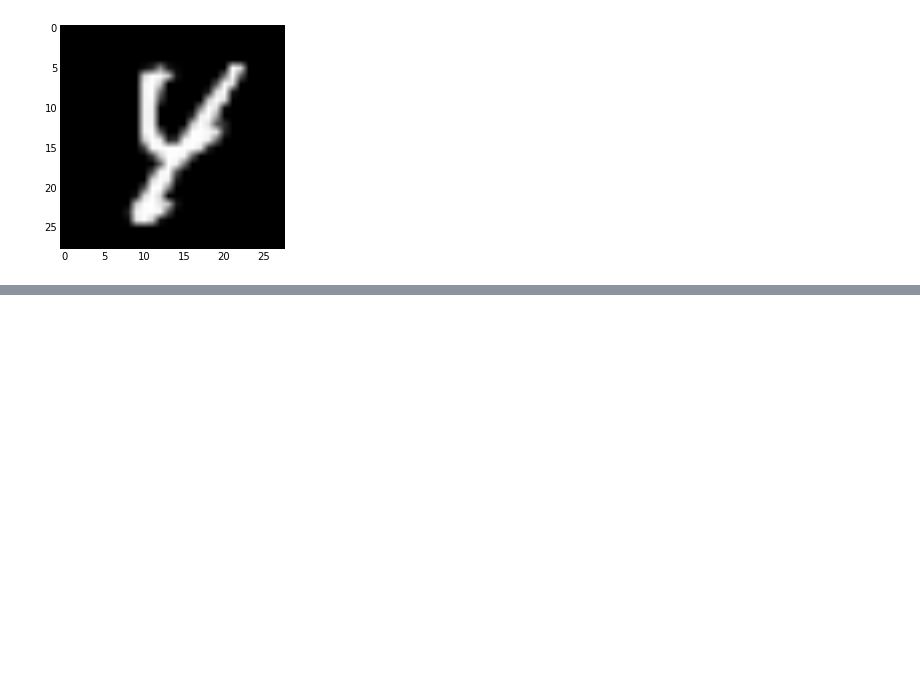
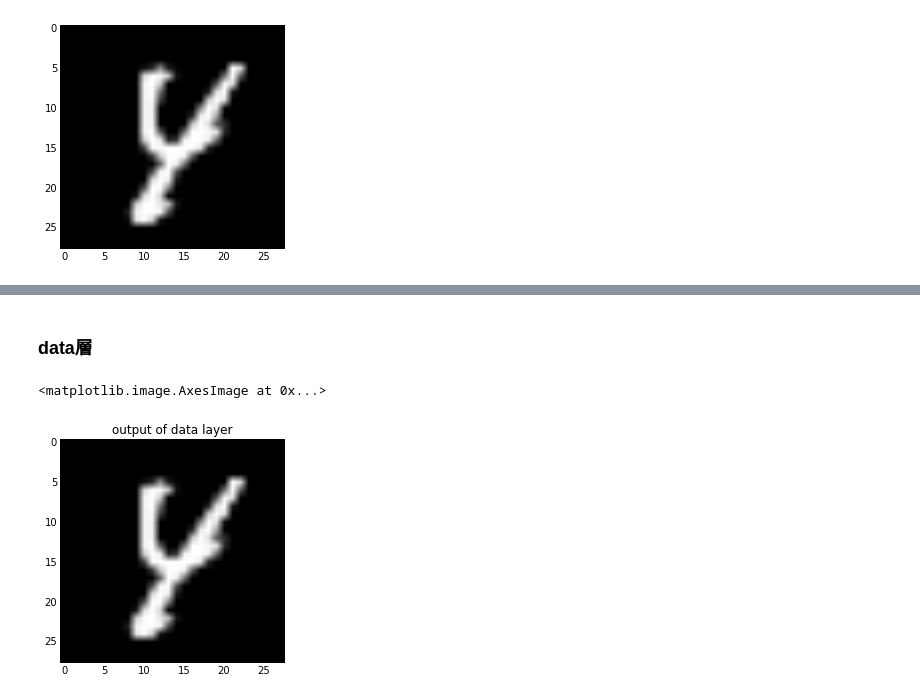
Before and after one commit to everpeace/caffe, a Jupyter notebook: examples/mnist_eval.ipynb, the cells around one changed output, grey strips where cells are left out. Cells and saved outputs as stored; diff of their text form; code cells hidden in the pictures; blank space fills up the shorter version.

```diff
--- a/examples/mnist_eval.ipynb
+++ b/examples/mnist_eval.ipynb
@@ -63,0 +80,9 @@ print '予測結果 :  %d    (答: %d)' % (predictions[idx], test_set_y[idx])
+# %% [markdown]
+### data層
+# %%
+blob = net.blobs['data'].data[0][0]
+plt.title('output of data layer')
+plt.imshow(blob,  cmap = cm.Greys_r)
+# %% [output]
+<matplotlib.image.AxesImage at 0x...>
+[figure, added]
```
Also changed, not shown: parts of 26 cells of this notebook.
